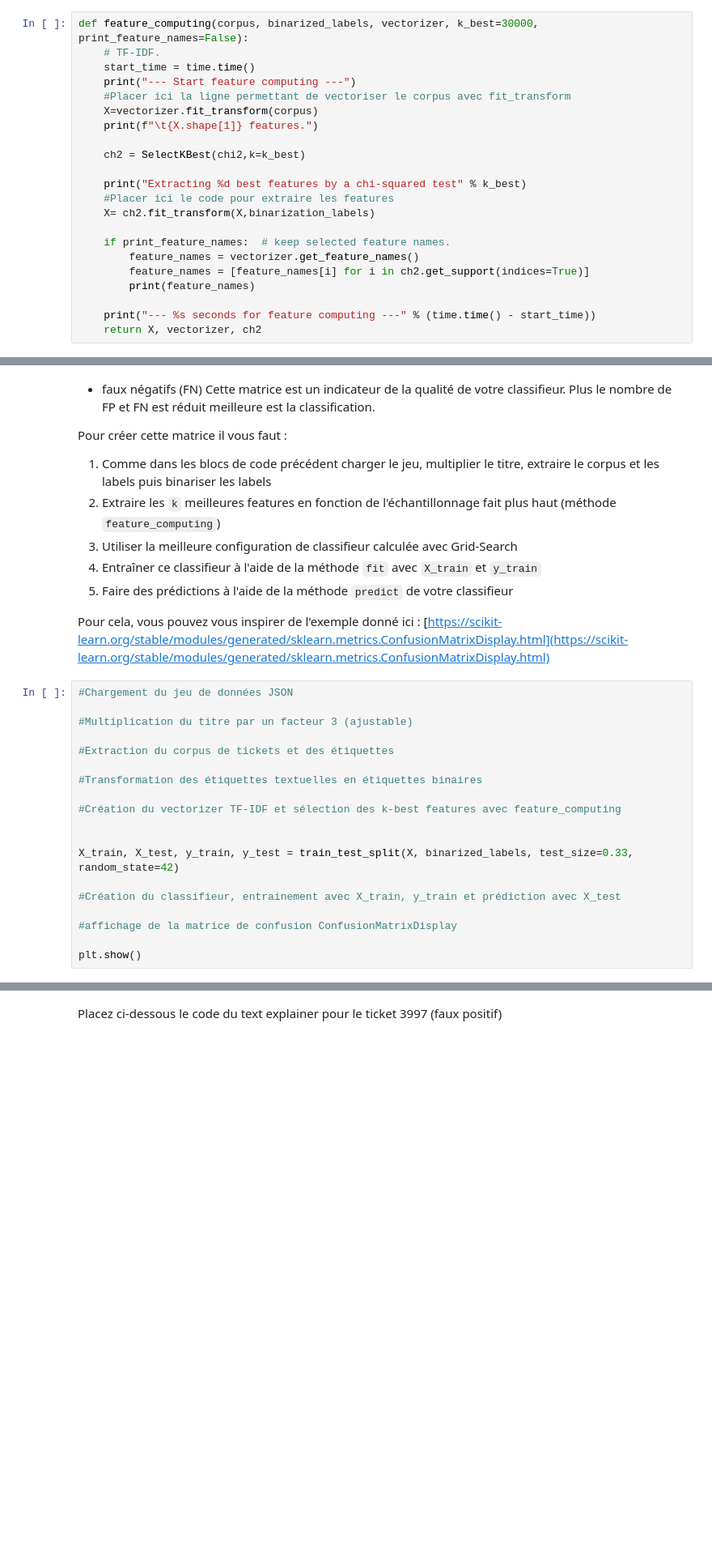
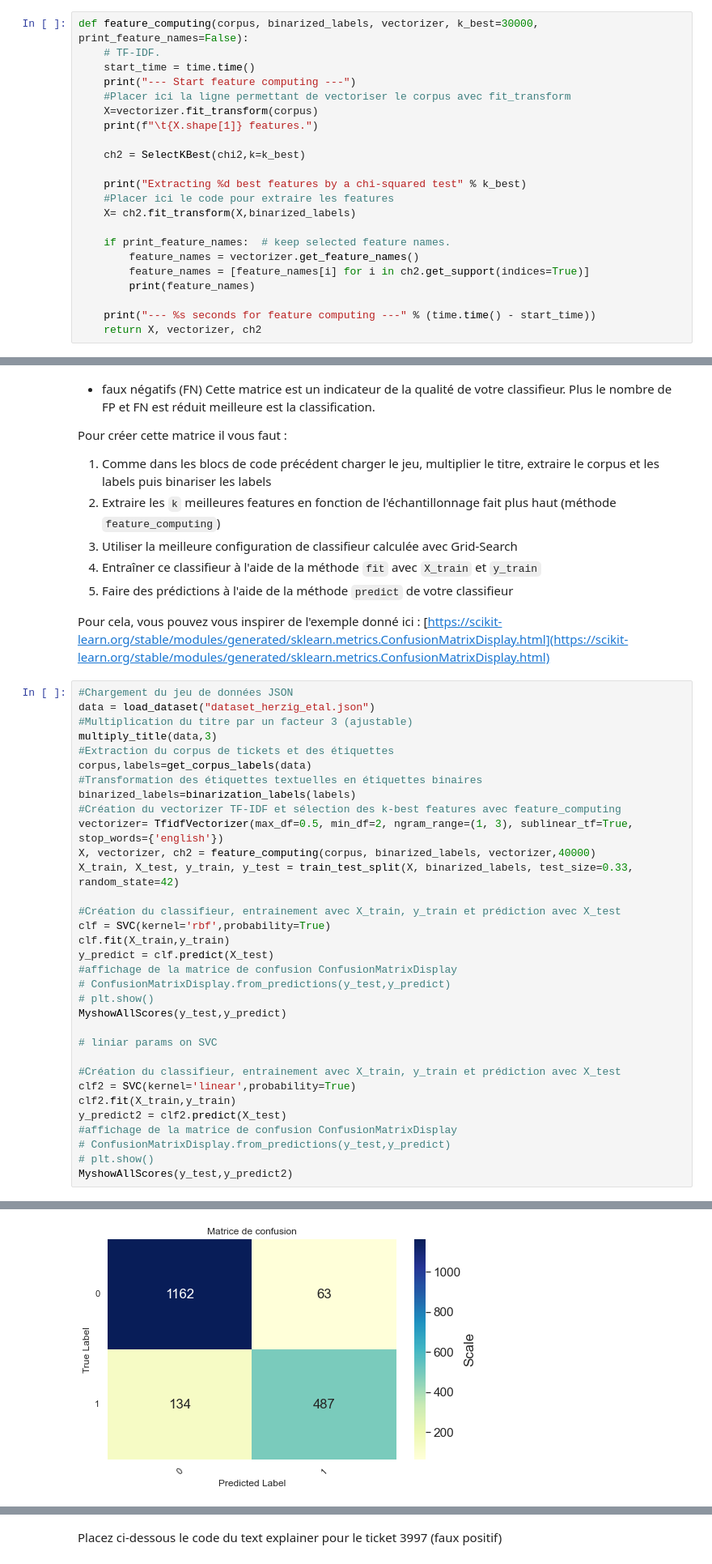
Before and after one commit to AzeddineZadir/TPIAGL_TicketsClassif, a Jupyter notebook: tp_classif_tickets.ipynb, the cells around one changed output, grey strips where cells are left out. Shown: that part at 81% size. Saved outputs shown, nothing was run; the diff lists cells and outputs as text; blank space fills up the shorter version.

```diff
--- a/tp_classif_tickets.ipynb
+++ b/tp_classif_tickets.ipynb
@@ -127,7 +130,7 @@ def feature_computing(corpus, binarized_labels, vectorizer, k_best=30000, print_
 
     print("Extracting %d best features by a chi-squared test" % k_best)
     #Placer ici le code pour extraire les features
-    X= ch2.fit_transform(X,binarization_labels)
+    X= ch2.fit_transform(X,binarized_labels)
 
     if print_feature_names:  # keep selected feature names.
         feature_names = vectorizer.get_feature_names()
@@ -330,20 +375,35 @@ Pour créer cette matrice il vous faut :
 Pour cela, vous pouvez vous inspirer de l'exemple donné ici : [https://scikit-learn.org/stable/modules/generated/sklearn.metrics.ConfusionMatrixDisplay.html](https://scikit-learn.org/stable/modules/generated/sklearn.metrics.ConfusionMatrixDisplay.html)
 # %%
 #Chargement du jeu de données JSON
-
+data = load_dataset("dataset_herzig_etal.json")
 #Multiplication du titre par un facteur 3 (ajustable)
-
+multiply_title(data,3)
 #Extraction du corpus de tickets et des étiquettes
-
+corpus,labels=get_corpus_labels(data)
 #Transformation des étiquettes textuelles en étiquettes binaires
-
+binarized_labels=binarization_labels(labels)
 #Création du vectorizer TF-IDF et sélection des k-best features avec feature_computing
-
-
+vectorizer= TfidfVectorizer(max_df=0.5, min_df=2, ngram_range=(1, 3), sublinear_tf=True, stop_words={'english'})
+X, vectorizer, ch2 = feature_computing(corpus, binarized_labels, vectorizer,40000)
 X_train, X_test, y_train, y_test = train_test_split(X, binarized_labels, test_size=0.33, random_state=42)
 
 #Création du classifieur, entrainement avec X_train, y_train et prédiction avec X_test
+clf = SVC(kernel='rbf',probability=True)
+clf.fit(X_train,y_train)
+y_predict = clf.predict(X_test)
+#affichage de la matrice de confusion ConfusionMatrixDisplay
+# ConfusionMatrixDisplay.from_predictions(y_test,y_predict)
+# plt.show()
+MyshowAllScores(y_test,y_predict)
 
+# liniar params on SVC
+
+#Création du classifieur, entrainement avec X_train, y_train et prédiction avec X_test
+clf2 = SVC(kernel='linear',probability=True)
+clf2.fit(X_train,y_train)
+y_predict2 = clf2.predict(X_test)
 #affichage de la matrice de confusion ConfusionMatrixDisplay
-
-plt.show()
+# ConfusionMatrixDisplay.from_predictions(y_test,y_predict)
+# plt.show()
+MyshowAllScores(y_test,y_predict2)
+# %% [output]
@@ -349,0 +426 @@ plt.show()
+[figure, added]
```
Also changed, not shown: parts of 10 cells of this notebook, 2 other files.
